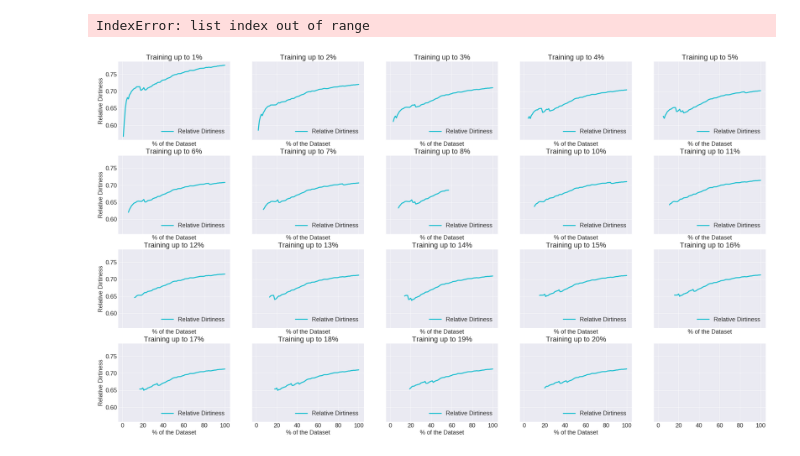
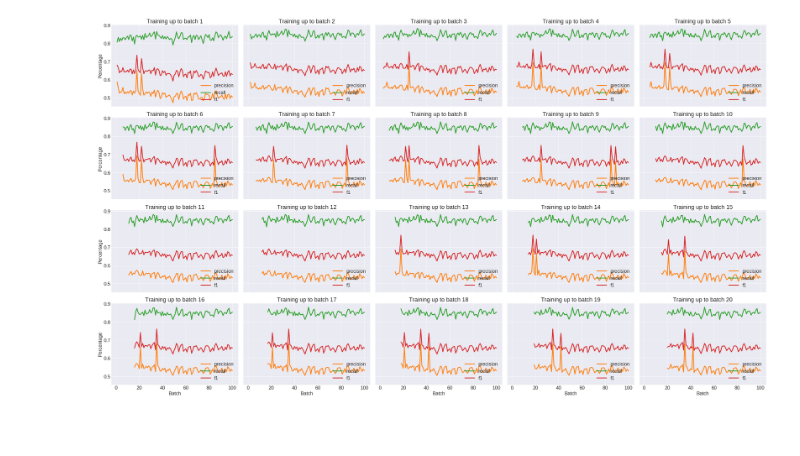
Before and after one commit to oliveiraph17/holoclean-incremental, a Jupyter notebook: experimental_results/quality_charts.ipynb, the cells around one changed output. Saved outputs shown, nothing was run; the diff lists cells and outputs as text; code cells hidden in the pictures; blank space fills up the shorter version.

```diff
--- a/experimental_results/quality_charts.ipynb
+++ b/experimental_results/quality_charts.ipynb
@@ -16,7 +16,7 @@ def setup_dataframes(dataset_name, infer_mode, features, attribute=None):
         infer = 'infer_batch'
         messed_cells = 'total_repairs_grdt_correct'
     else:
-        log_path = 'logs-fev08/' + dataset_name + '/train_all_infer_all/monitoring_quality_log.csv'
+        log_path = dataset_name + '/monitoring_quality_log.csv'
         train = 'skip_training_starting_batch'
         infer = 'batch'
         messed_cells = 'repairs_on_correct_cells'
@@ -183,21 +183,23 @@ palette = plt.get_cmap('tab10')
 # %%
 ########################################
 # Charts: Analysis
 ########################################
 
 # An attribute name or None.
 attribute = None
 
-# Chart type: 1=PxR; 2=Errors; 3=Relative Dirtiness
-chart_type = 3
-
 # 1st argument: 'dk' or 'all'.
 # 2nd argument: 'incremental' or 'global'.
 
-plot_charts_acc(setup_dataframes('nypd6', 'all', 'incremental', attribute), attribute, chart_type)
+# Instant PxR chart.
+plot_charts(setup_dataframes('nypd6', 'all', 'incremental', attribute), attribute)
+
+# Accummulated charts.
+# Chart type: 1=PxR; 2=Errors; 3=Relative Dirtiness
+# chart_type = 3
+# plot_charts_acc(setup_dataframes('nypd6', 'all', 'incremental', attribute), attribute, chart_type)
 # %% [output]
-IndexError: list index out of range
-[figure, old version]
+[figure, new version]
 # %%
 dataset_name = 'hospital'
 df = pd.read_csv(dataset_name + '/monitoring_quality_log.csv', sep=';')
```
Also changed, not shown: parts of 3 cells of this notebook, 6 other files.
